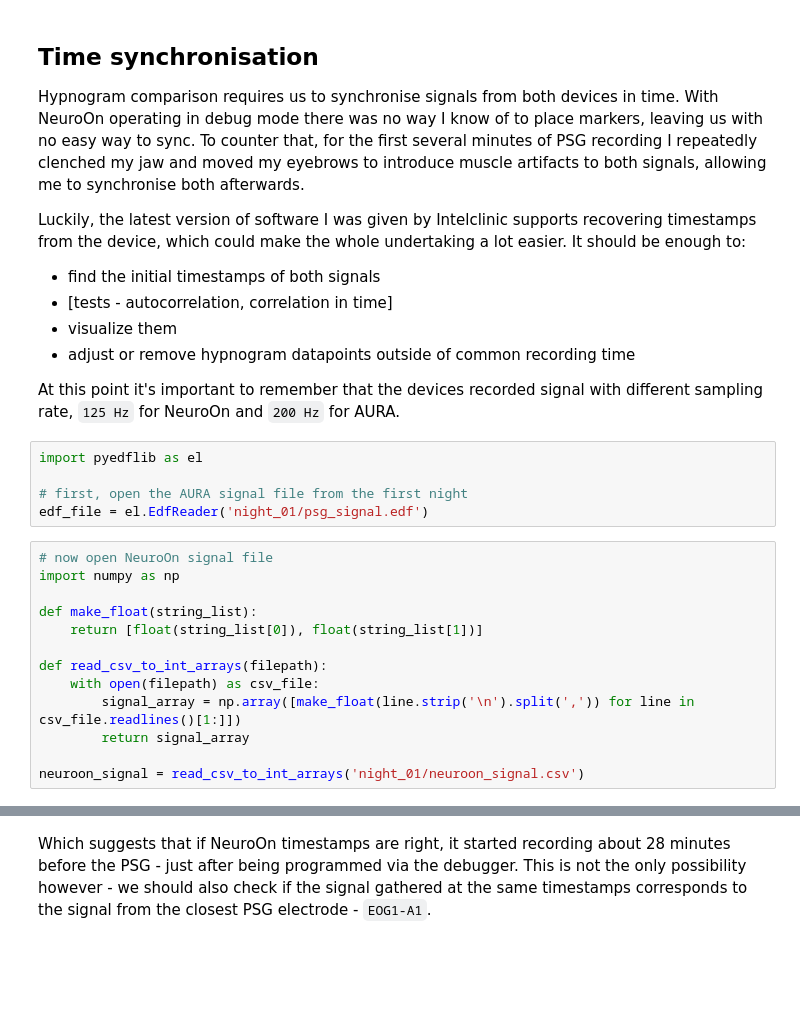
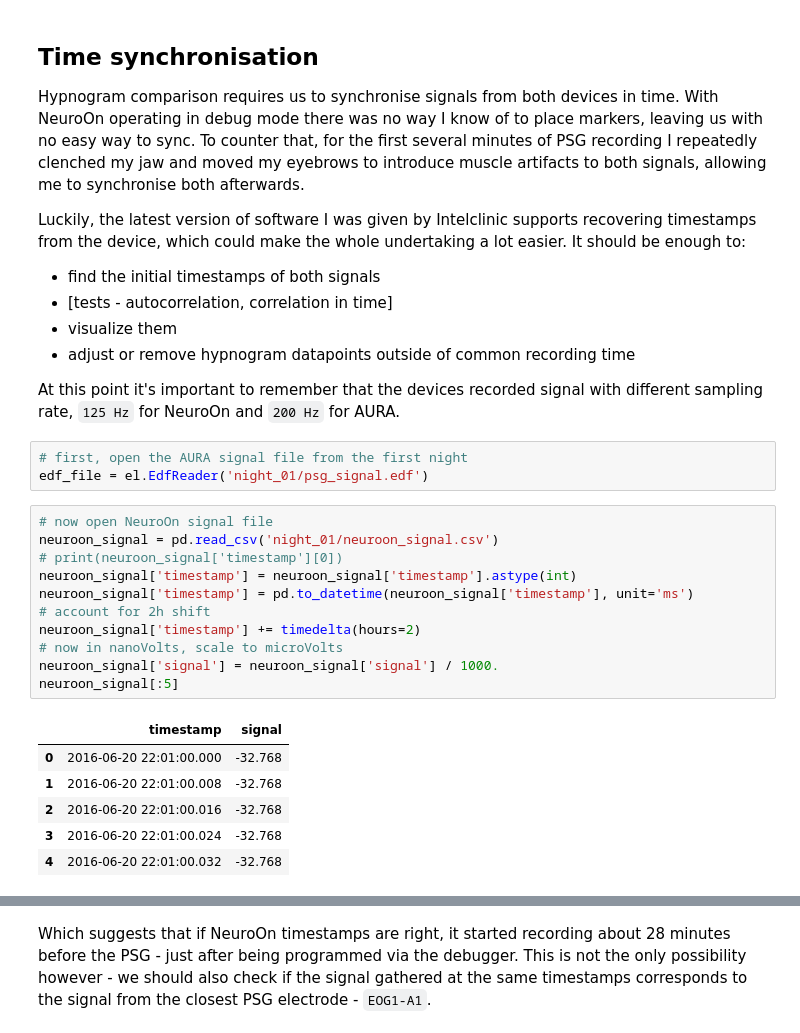
Before and after one commit to pawelngei/neuroon-notebook, a Jupyter notebook: NeuroOn.ipynb, the cells around one changed output, grey strips where cells are left out. Saved outputs shown, nothing was run; the diff lists cells and outputs as text; blank space fills up the shorter version.

```diff
--- a/NeuroOn.ipynb
+++ b/NeuroOn.ipynb
@@ -59,21 +66,24 @@ Luckily, the latest version of software I was given by Intelclinic supports reco
 
 At this point it's important to remember that the devices recorded signal with different sampling rate, `125 Hz` for NeuroOn and `200 Hz` for AURA.
 # %%
-import pyedflib as el
-
 # first, open the AURA signal file from the first night
 edf_file = el.EdfReader('night_01/psg_signal.edf')
-# %%
-# now open NeuroOn signal file
-import numpy as np
-
-def make_float(string_list):
-    return [float(string_list[0]), float(string_list[1])]
-
-def read_csv_to_int_arrays(filepath):
-    with open(filepath) as csv_file:
-        signal_array = np.array([make_float(line.strip('\n').split(',')) for line in csv_file.readlines()[1:]])
-        return signal_array
-
-neuroon_signal = read_csv_to_int_arrays('night_01/neuroon_signal.csv')
+# %%
+# now open NeuroOn signal file
+neuroon_signal = pd.read_csv('night_01/neuroon_signal.csv')
+# print(neuroon_signal['timestamp'][0])
+neuroon_signal['timestamp'] = neuroon_signal['timestamp'].astype(int)
+neuroon_signal['timestamp'] = pd.to_datetime(neuroon_signal['timestamp'], unit='ms')
+# account for 2h shift
+neuroon_signal['timestamp'] += timedelta(hours=2)
+# now in nanoVolts, scale to microVolts
+neuroon_signal['signal'] = neuroon_signal['signal'] / 1000.
+neuroon_signal[:5]
+# %% [output]
+|  | timestamp | signal |
+| 0 | 2016-06-20 22:01:00.000 | -32.768 |
+| 1 | 2016-06-20 22:01:00.008 | -32.768 |
+| 2 | 2016-06-20 22:01:00.016 | -32.768 |
+| 3 | 2016-06-20 22:01:00.024 | -32.768 |
+| 4 | 2016-06-20 22:01:00.032 | -32.768 |
 # %%
```
Also changed, not shown: parts of 12 cells of this notebook.
